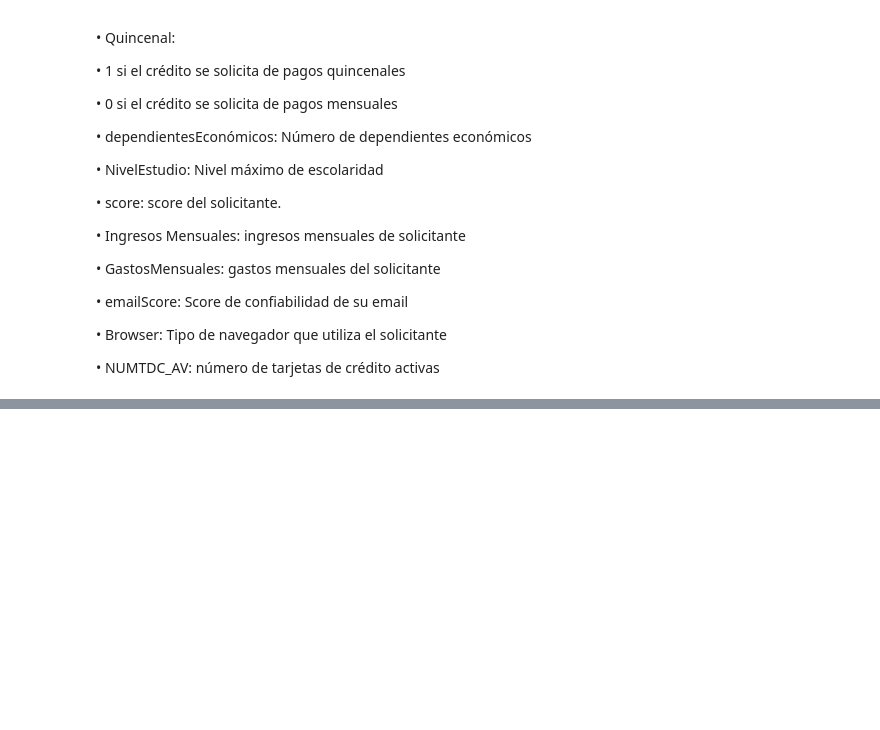
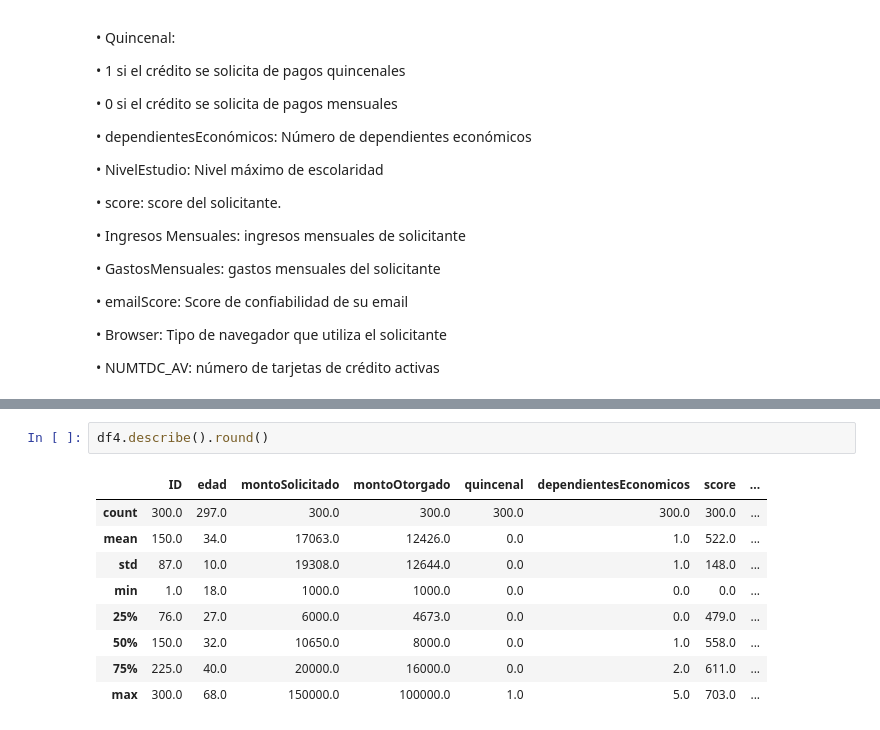
Before and after one commit to FERIUXER/Fernando-Ivan-Ramos-Esparza, a Jupyter notebook: Círculo_de_Crédito_FIRE_.ipynb, the cells around one changed output, grey strips where cells are left out. Saved outputs shown, nothing was run; the diff lists cells and outputs as text; blank space fills up the shorter version.

```diff
--- a/Círculo_de_Crédito_FIRE_.ipynb
+++ b/Círculo_de_Crédito_FIRE_.ipynb
@@ -366,0 +509,12 @@ Descripción corta de variables
+# %%
+df4.describe().round()
+# %% [output]
+|  | ID | edad | montoSolicitado | montoOtorgado | quincenal | dependientesEconomicos | score | ... |
+| count | 300.0 | 297.0 | 300.0 | 300.0 | 300.0 | 300.0 | 300.0 | ... |
+| mean | 150.0 | 34.0 | 17063.0 | 12426.0 | 0.0 | 1.0 | 522.0 | ... |
+| std | 87.0 | 10.0 | 19308.0 | 12644.0 | 0.0 | 1.0 | 148.0 | ... |
+| min | 1.0 | 18.0 | 1000.0 | 1000.0 | 0.0 | 0.0 | 0.0 | ... |
+| 25% | 76.0 | 27.0 | 6000.0 | 4673.0 | 0.0 | 0.0 | 479.0 | ... |
+| 50% | 150.0 | 32.0 | 10650.0 | 8000.0 | 0.0 | 1.0 | 558.0 | ... |
+| 75% | 225.0 | 40.0 | 20000.0 | 16000.0 | 0.0 | 2.0 | 611.0 | ... |
+| max | 300.0 | 68.0 | 150000.0 | 100000.0 | 1.0 | 5.0 | 703.0 | ... |
```
Also changed, not shown: parts of 11 cells of this notebook.
